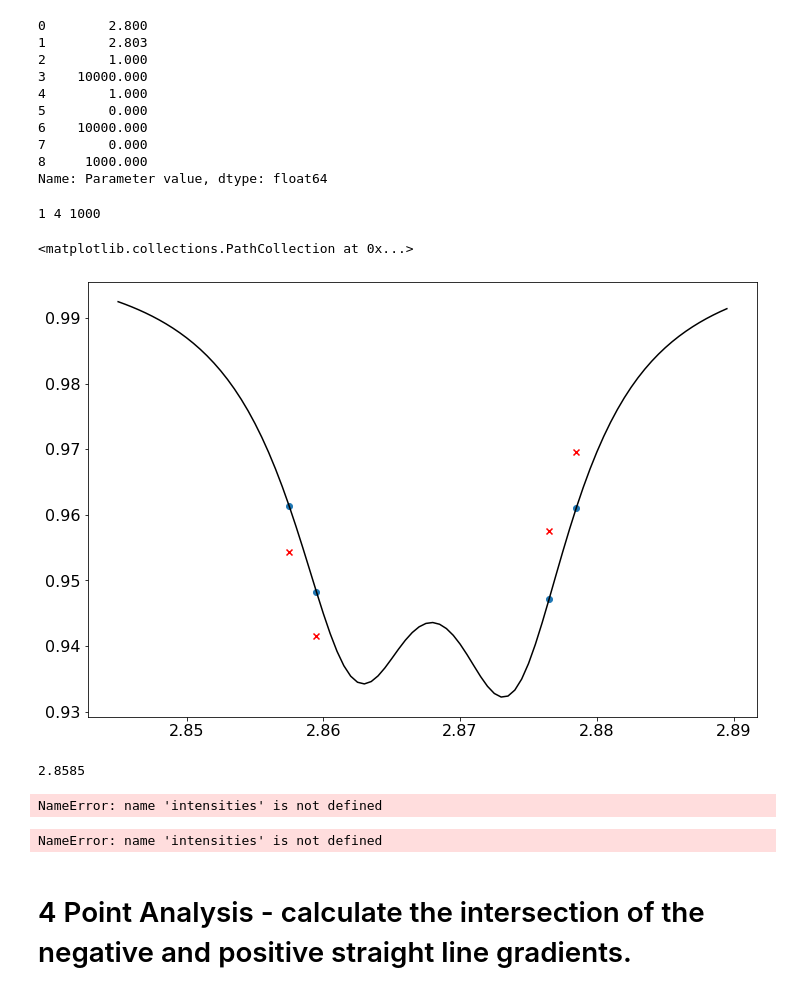
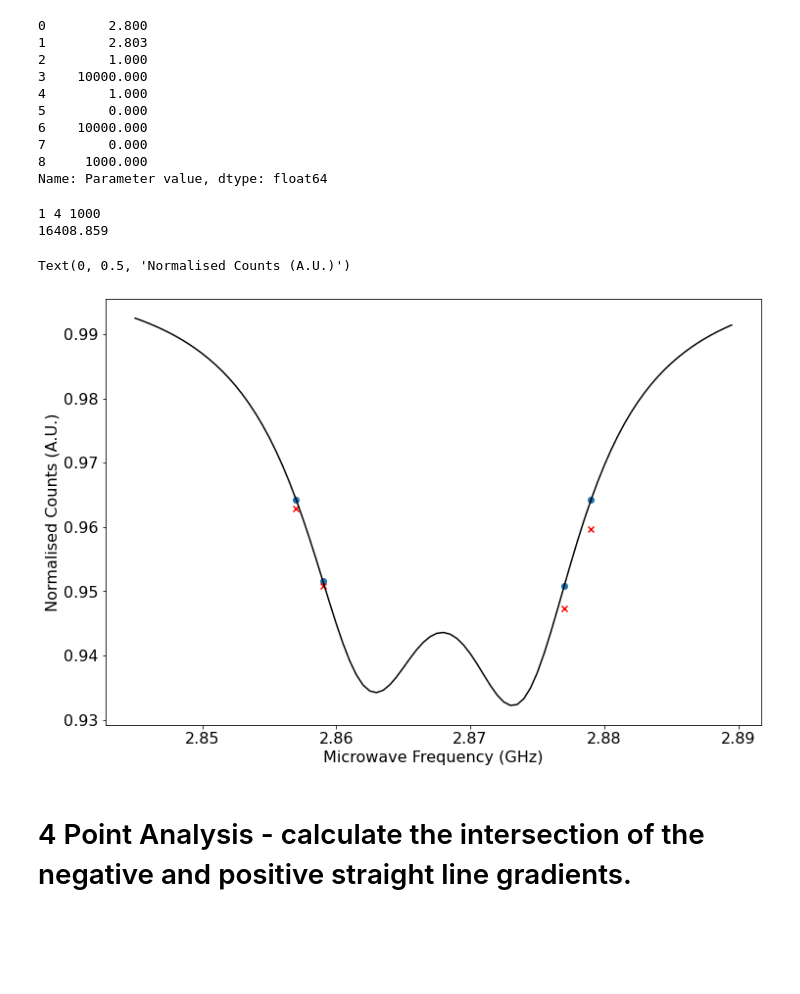
Before and after one commit to Corbyn93/Ryans_Python_Scripts, a Jupyter notebook: Ryan's Jupyter stuff/ODMR analysis/20210617_Analysis_Referenced_4_point_ODMR.ipynb, the cells around one changed output. Drawn from its saved outputs; the diff is of its cells as text; code cells hidden in the pictures; blank space fills up the shorter version.

```diff
--- a/Ryan's Jupyter stuff/ODMR analysis/20210617_Analysis_Referenced_4_point_ODMR.ipynb
+++ b/Ryan's Jupyter stuff/ODMR analysis/20210617_Analysis_Referenced_4_point_ODMR.ipynb
@@ -389,7 +391,7 @@ Using this section of the code, one can work out how consistent the measuremetn
 # Load in the data file into an np array, and freqeuncy scan parameters
 # into a pandas array.
 
-four_point_data_set = '_4_point_referenced_odmr_43' # Short hand for the file name.
+four_point_data_set = '_4_point_referenced_odmr_37' # Short hand for the file name.
 
 # Set the file names for all 4 data sets recorded from the experiment.
 four_point_file_name_ODMR1 = date + four_point_data_set + '_ODMR1.dat'
@@ -420,12 +422,15 @@ Name: Parameter value, dtype: float64
 # Reshape the data so that it can be used for the following script.
 four_point_odmr_data, four_point_reference_data = reshape_data(four_point_reference_data, four_point_odmr_data, four_point_params_values)
 
+print(np.mean(four_point_reference_data)) # Gives an idea of the number of counts used for the experiment.
+
 # Need to have the four_freqs array layered as follows [F2, F3, F4, F1] due to riggering problems in the software.
-four_freqs = [2.8575 ,2.8595, 2.8765, 2.8785]
+four_freqs = [2.857 ,2.859, 2.877, 2.879]
 
 microwave_switch = 'on'
 # %% [output]
 1 4 1000
+16408.859
 # %%
 # Analyse the data.
 
@@ -435,57 +440,55 @@ if microwave_switch == 'off':
     # Find the mean of the data.
     # mean_odmr_freq_points = mean for all the points recorded per frequnecy, but not linescans.
     # mean_norm_odmr_full = Mean fluorescence value for all ODMR data points taken per freq.
     mean_odmr_4_point_freq_points, mean_norm_4_point_odmr_full = mean_data(stitched_four_point_data)
 else:
     # Normalise the ODMR data against the reference data.
     mean_norm_odmr_4_point = normalise_data(four_point_reference_data, four_point_odmr_data)
 
     # Mean of the normalise dataset.
     # mean_odmr_freq_points = mean for all the points recorded per frequnecy, but not linescans.
     # mean_norm_odmr_full = Mean fluorescence value for all ODMR data points taken per freq.
     mean_odmr_4_point_freq_points, mean_norm_4_point_odmr_full = mean_data(mean_norm_odmr_4_point)
     mean_norm_4_point_odmr_full = np.roll(mean_norm_4_point_odmr_full, 1)
 
 # Plot the fitted double lorentz curve and mean normalised dataset as a scatter plot.
 
 #fig1, ax1 = normalised_scatter_plot(four_freqs, mean_norm_4_point_odmr_full)
 plot.plot(freq[45*2:90*2], y_fit[45*2:90*2], color = 'k')
-plot.scatter(four_freqs, mean_norm_4_point_odmr_full, color = 'r', marker = 'x')
+
 
 indecies = []
 indecies.append(np.where((np.round(freq, 4) == four_freqs[0]))[0])
 indecies.append(np.where((np.round(freq, 4) == four_freqs[1]))[0])
 indecies.append(np.where((np.round(freq, 4) == four_freqs[2]))[0])
 indecies.append(np.where((np.round(freq, 4) == four_freqs[3]))[0])
 
 indecies = np.array(indecies)
 
 #plot.scatter(freq[50:85], y_fit[50:85])
 plot.scatter(freq[indecies], y_fit[indecies], marker = 'o')
+
+plot.scatter(four_freqs, mean_norm_4_point_odmr_full, color = 'r', marker = 'x')
+plot.xlabel('Microwave Frequency (GHz)')
+plot.ylabel('Normalised Counts (A.U.)')
 # %% [output]
-<matplotlib.collections.PathCollection at 0x...>
+Text(0, 0.5, 'Normalised Counts (A.U.)')
-[figure, old version]
+[figure, new version]
 # %%
-ind = np.abs(y_fit[0:150] - mean_norm_4_point_odmr_full[0]).argmin()
-print(np.round(freq[ind],4))
+#ind = np.abs(y_fit[0:150] - mean_norm_4_point_odmr_full[0]).argmin()
+#print(np.round(freq[ind],4))
+#print(np.std(mean_norm_odmr_4_point, axis = 2))
-# %% [output]
-2.8585
 # %%
 # Want to be able to plot multiple 4 point scans against one another so that we can see what sort of variation we are seeing between scans.
 
-intensities[f, :] = [mean_norm_4_point_odmr_full[0], mean_norm_4_point_odmr_full[1],
-                    mean_norm_4_point_odmr_full[2], mean_norm_4_point_odmr_full[3]]
-f = f + 1
-print(intensities)
+#norm_intensities[f, :] = [mean_norm_4_point_odmr_full[0], mean_norm_4_point_odmr_full[1],
+#                    mean_norm_4_point_odmr_full[2], mean_norm_4_point_odmr_full[3]]
+
+#std_norm_intensities[f, :] = np.std(mean_norm_odmr_4_point, axis = 2)
+
+#raw_intensities[f,:] = np.sum(four_point_odmr_data, axis = 2)
+
+#std_raw_intensities[f, :] = np.std(four_point_odmr_data, axis = 2)
+
+#f = f + 1
+#print(raw_intensities)
-# %% [output]
-NameError: name 'intensities' is not defined
-# %%
-#intensities = np.zeros([10, 4])
-#f = 0
-mean_intensity = np.mean(intensities[0:3], axis = 0)
-std_intenisty = np.std(intensities[0:3], axis = 0)
-
-print(mean_intensity)
-print(std_intenisty)
-# %% [output]
-NameError: name 'intensities' is not defined
```
Also changed, not shown: parts of 21 cells of this notebook, 3 other files.
